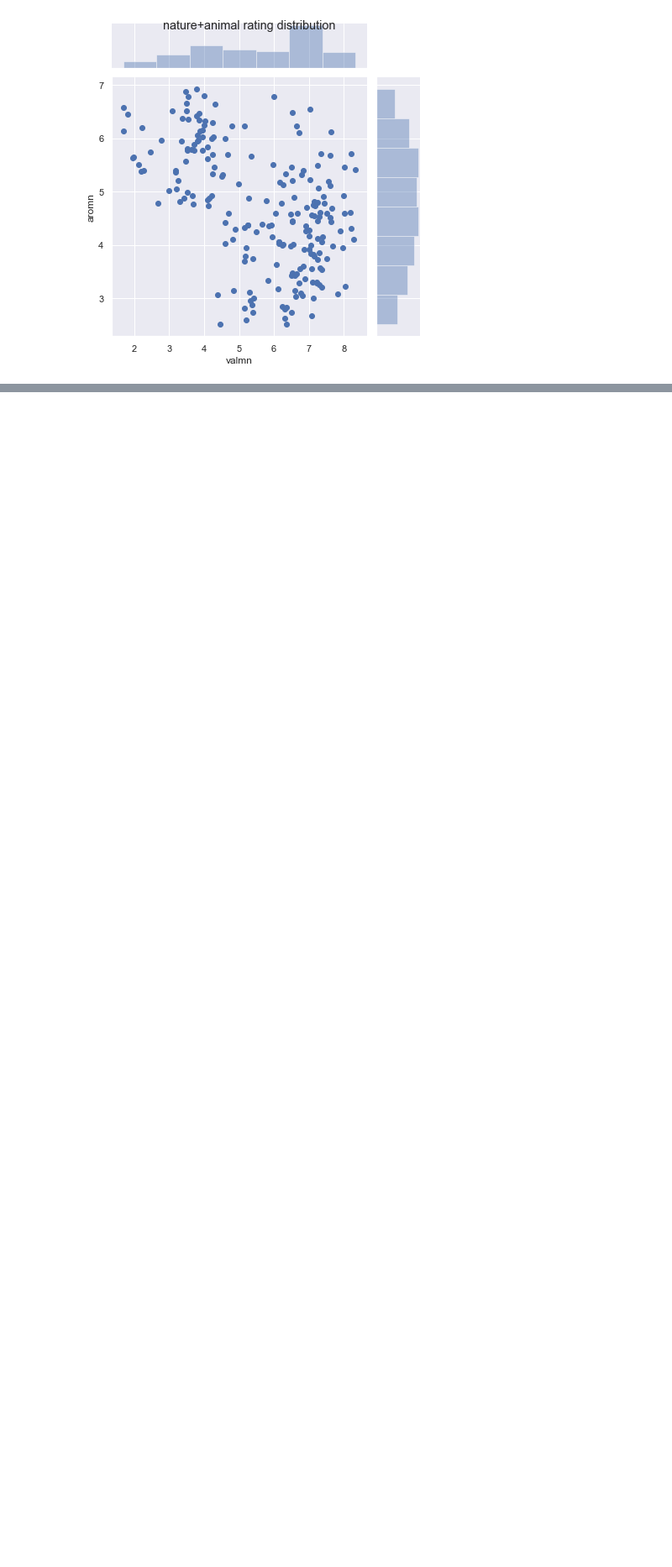
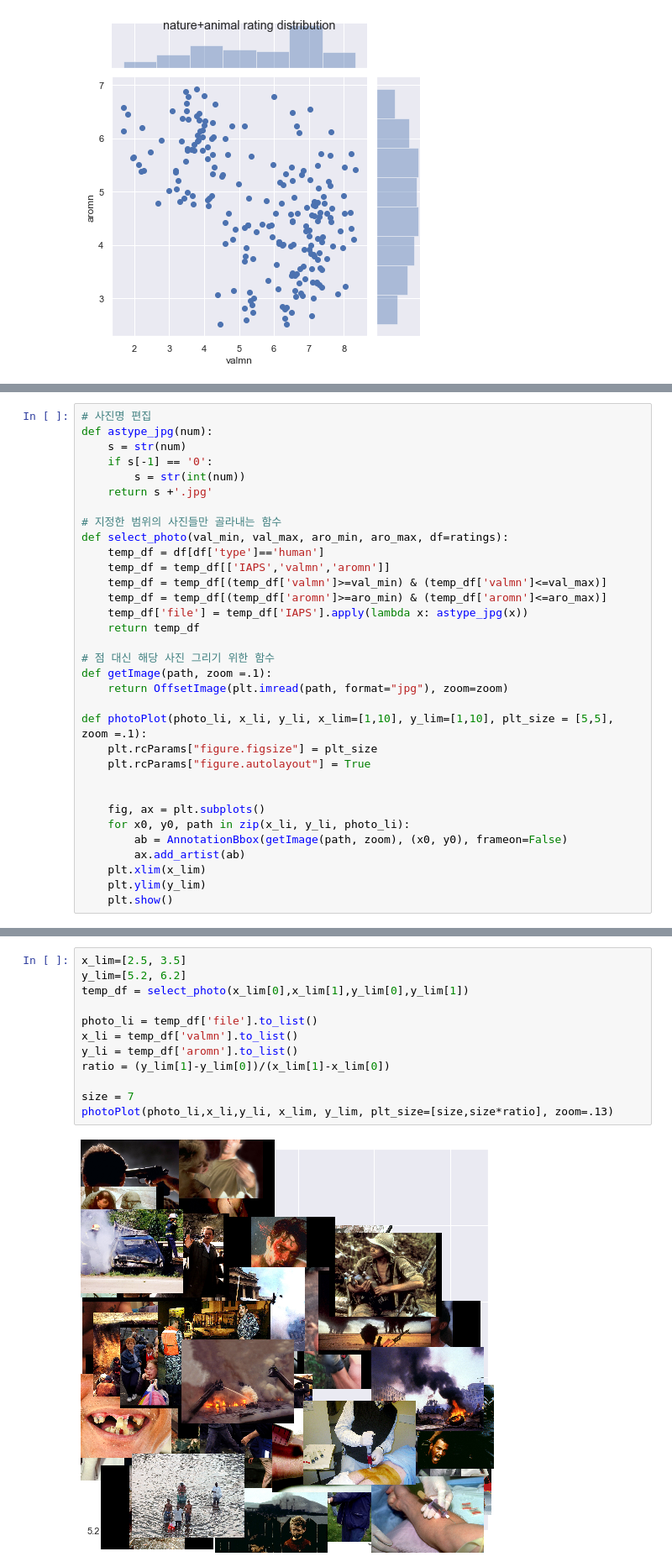
Before and after one commit to BrainNim/BrainScience, a Jupyter notebook: IAPS 사진 샘플링.ipynb, the cells around one changed output, grey strips where cells are left out. Shown at 84% size. Saved outputs shown, nothing was run; the diff lists cells and outputs as text; blank space fills up the shorter version.

```diff
--- a/IAPS 사진 샘플링.ipynb
+++ b/IAPS 사진 샘플링.ipynb
@@ -85,0 +101,33 @@ plt.show()
+# %%
+# 사진명 편집
+def astype_jpg(num):
+    s = str(num)
+    if s[-1] == '0':
+        s = str(int(num))
+    return s +'.jpg'
+
+# 지정한 범위의 사진들만 골라내는 함수
+def select_photo(val_min, val_max, aro_min, aro_max, df=ratings):
+    temp_df = df[df['type']=='human']
+    temp_df = temp_df[['IAPS','valmn','aromn']]
+    temp_df = temp_df[(temp_df['valmn']>=val_min) & (temp_df['valmn']<=val_max)]
+    temp_df = temp_df[(temp_df['aromn']>=aro_min) & (temp_df['aromn']<=aro_max)]
+    temp_df['file'] = temp_df['IAPS'].apply(lambda x: astype_jpg(x))
+    return temp_df
+
+# 점 대신 해당 사진 그리기 위한 함수
+def getImage(path, zoom =.1):
+    return OffsetImage(plt.imread(path, format="jpg"), zoom=zoom)
+
+def photoPlot(photo_li, x_li, y_li, x_lim=[1,10], y_lim=[1,10], plt_size = [5,5], zoom =.1):
+    plt.rcParams["figure.figsize"] = plt_size
+    plt.rcParams["figure.autolayout"] = True
+
+
+    fig, ax = plt.subplots()
+    for x0, y0, path in zip(x_li, y_li, photo_li):
+        ab = AnnotationBbox(getImage(path, zoom), (x0, y0), frameon=False)
+        ax.add_artist(ab)
+    plt.xlim(x_lim)
+    plt.ylim(y_lim)
+    plt.show()
@@ -85,0 +248,14 @@ plt.show()
+# %%
+x_lim=[2.5, 3.5]
+y_lim=[5.2, 6.2]
+temp_df = select_photo(x_lim[0],x_lim[1],y_lim[0],y_lim[1])
+
+photo_li = temp_df['file'].to_list()
+x_li = temp_df['valmn'].to_list()
+y_li = temp_df['aromn'].to_list()
+ratio = (y_lim[1]-y_lim[0])/(x_lim[1]-x_lim[0])
+
+size = 7
+photoPlot(photo_li,x_li,y_li, x_lim, y_lim, plt_size=[size,size*ratio], zoom=.13)
+# %% [output]
+[figure, added]
```
Also changed, not shown: parts of 23 cells of this notebook.
